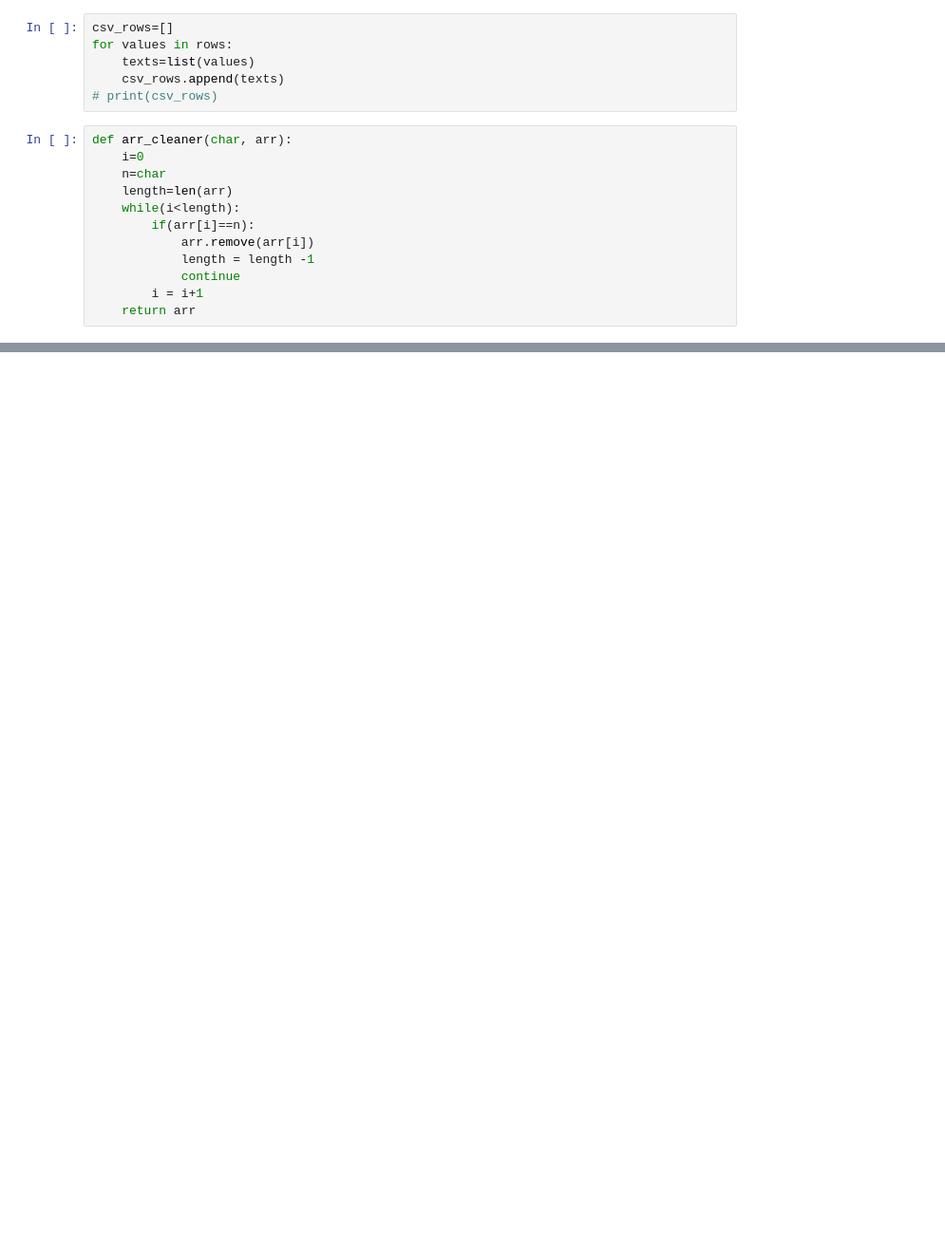
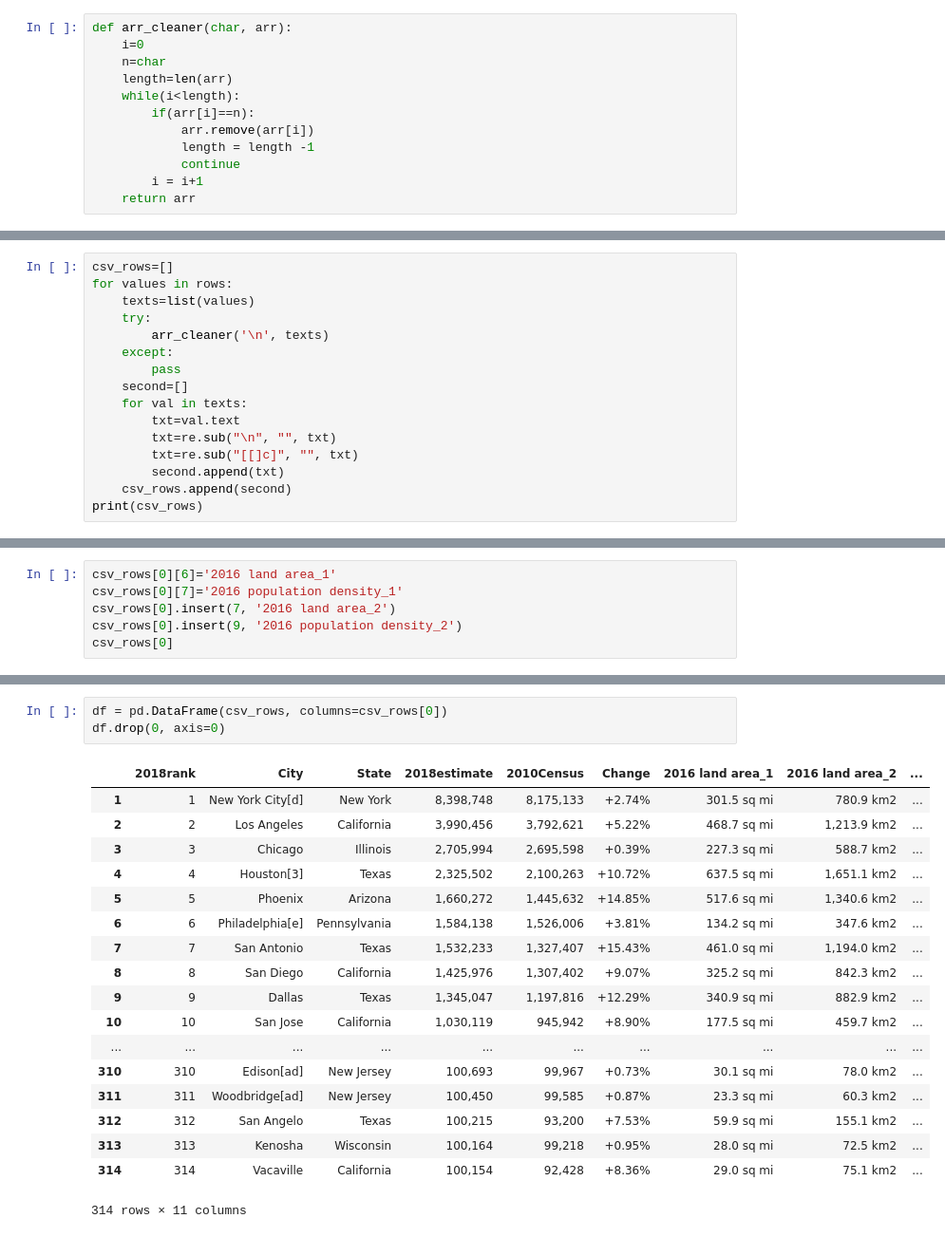
Before and after one commit to prabhuSub/Topos-assignment, a Jupyter notebook: scrapper & cleaner.ipynb, the cells around one changed output, grey strips where cells are left out. Shown: that part at 95% size. Cells and saved outputs as stored; diff of their text form; blank space fills up the shorter version.

Commit message:
succeeded in created a dataframe

```diff
--- a/scrapper & cleaner.ipynb
+++ b/scrapper & cleaner.ipynb
@@ -44,12 +27,6 @@ rows=tables.find_all('tr')
 len(rows)
 # %% [output]
 315
-# %%
-csv_rows=[]
-for values in rows:
-    texts=list(values)
-    csv_rows.append(texts)
-# print(csv_rows)
 # %%
 def arr_cleaner(char, arr):
     i=0
@@ -82,0 +42,16 @@ csv_rows[1][10].text
+# %%
+csv_rows=[]
+for values in rows:
+    texts=list(values)
+    try:
+        arr_cleaner('\n', texts)
+    except:
+        pass
+    second=[]
+    for val in texts:
+        txt=val.text
+        txt=re.sub("\n", "", txt)
+        txt=re.sub("[[]c]", "", txt)
+        second.append(txt)
+    csv_rows.append(second)
+print(csv_rows)
@@ -82,0 +60,6 @@ csv_rows[1][10].text
+# %%
+csv_rows[0][6]='2016 land area_1'
+csv_rows[0][7]='2016 population density_1'
+csv_rows[0].insert(7, '2016 land area_2')
+csv_rows[0].insert(9, '2016 population density_2')
+csv_rows[0]
@@ -82,0 +78,22 @@ csv_rows[1][10].text
+# %%
+df = pd.DataFrame(csv_rows, columns=csv_rows[0])
+df.drop(0, axis=0)
+# %% [output]
+|  | 2018rank | City | State | 2018estimate | 2010Census | Change | 2016 land area_1 | 2016 land area_2 | ... |
+| 1 | 1 | New York City[d] | New York | 8,398,748 | 8,175,133 | +2.74% | 301.5 sq mi | 780.9 km2 | ... |
+| 2 | 2 | Los Angeles | California | 3,990,456 | 3,792,621 | +5.22% | 468.7 sq mi | 1,213.9 km2 | ... |
+| 3 | 3 | Chicago | Illinois | 2,705,994 | 2,695,598 | +0.39% | 227.3 sq mi | 588.7 km2 | ... |
+| 4 | 4 | Houston[3] | Texas | 2,325,502 | 2,100,263 | +10.72% | 637.5 sq mi | 1,651.1 km2 | ... |
+| 5 | 5 | Phoenix | Arizona | 1,660,272 | 1,445,632 | +14.85% | 517.6 sq mi | 1,340.6 km2 | ... |
+| 6 | 6 | Philadelphia[e] | Pennsylvania | 1,584,138 | 1,526,006 | +3.81% | 134.2 sq mi | 347.6 km2 | ... |
+| 7 | 7 | San Antonio | Texas | 1,532,233 | 1,327,407 | +15.43% | 461.0 sq mi | 1,194.0 km2 | ... |
+| 8 | 8 | San Diego | California | 1,425,976 | 1,307,402 | +9.07% | 325.2 sq mi | 842.3 km2 | ... |
+| 9 | 9 | Dallas | Texas | 1,345,047 | 1,197,816 | +12.29% | 340.9 sq mi | 882.9 km2 | ... |
+| 10 | 10 | San Jose | California | 1,030,119 | 945,942 | +8.90% | 177.5 sq mi | 459.7 km2 | ... |
+| ... | ... | ... | ... | ... | ... | ... | ... | ... | ... |
+| 310 | 310 | Edison[ad] | New Jersey | 100,693 | 99,967 | +0.73% | 30.1 sq mi | 78.0 km2 | ... |
+| 311 | 311 | Woodbridge[ad] | New Jersey | 100,450 | 99,585 | +0.87% | 23.3 sq mi | 60.3 km2 | ... |
+| 312 | 312 | San Angelo | Texas | 100,215 | 93,200 | +7.53% | 59.9 sq mi | 155.1 km2 | ... |
+| 313 | 313 | Kenosha | Wisconsin | 100,164 | 99,218 | +0.95% | 28.0 sq mi | 72.5 km2 | ... |
+| 314 | 314 | Vacaville | California | 100,154 | 92,428 | +8.36% | 29.0 sq mi | 75.1 km2 | ... |
+314 rows × 11 columns
```
Also changed, not shown: parts of 6 cells of this notebook.
